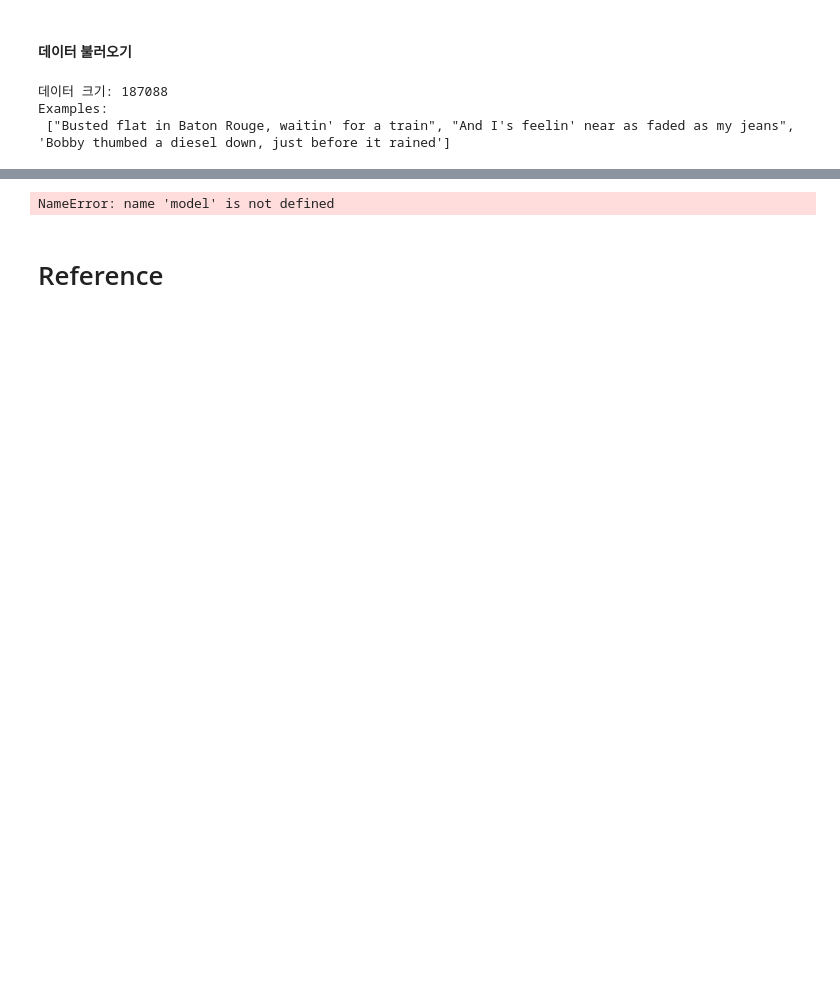
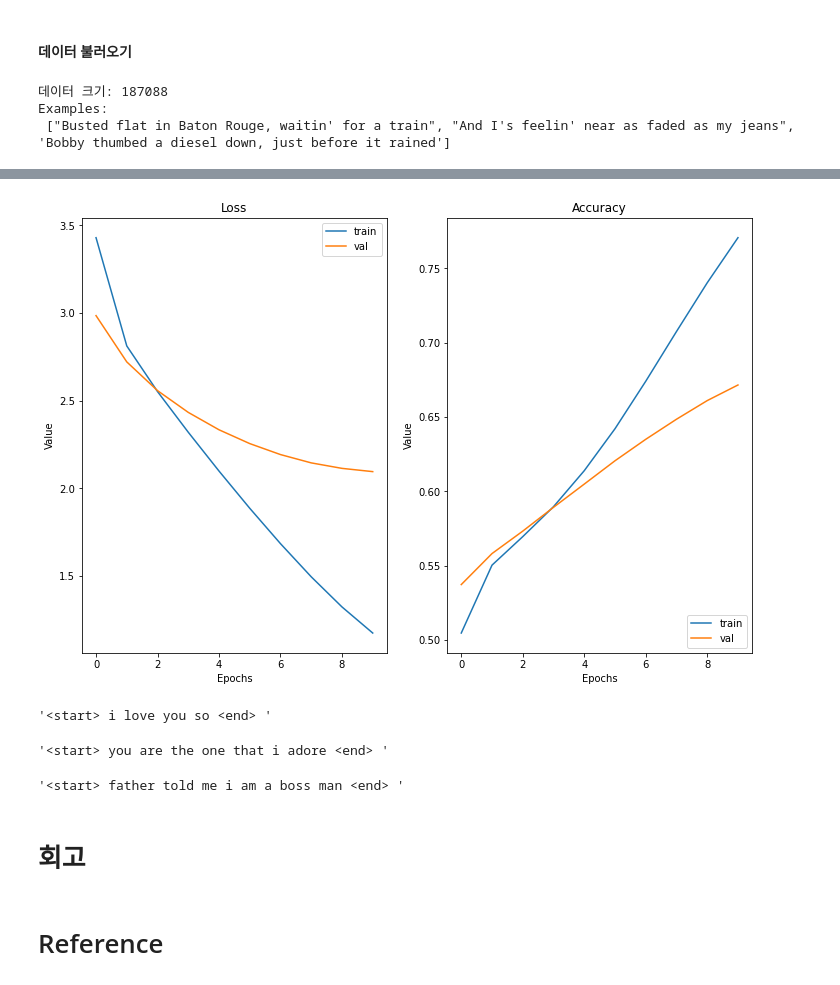
Before and after one commit to jungyongji/first-repository, a Jupyter notebook: [E-06] Creating Artificial Intelligence for Lyricists.ipynb, the cells around one changed output, grey strips where cells are left out. Cells and saved outputs as stored; diff of their text form; code cells hidden in the pictures; blank space fills up the shorter version.

```diff
--- a/[E-06] Creating Artificial Intelligence for Lyricists.ipynb
+++ b/[E-06] Creating Artificial Intelligence for Lyricists.ipynb
@@ -277,0 +215,5 @@ dataset = dataset.batch(BATCH_SIZE, drop_remainder=True)
+# %%
+val_dataset = tf.data.Dataset.from_tensor_slices((enc_val, dec_val))
+val_dataset = val_dataset.shuffle(BUFFER_SIZE)
+val_dataset = val_dataset.batch(BATCH_SIZE, drop_remainder=True)
+val_dataset
@@ -293,6 +237,6 @@ class TextGenerator(tf.keras.Model):
 
         return out
 
-embedding_size = 256
-hidden_size = 1024
+embedding_size = 1024
+hidden_size = 2048
 model = TextGenerator(tokenizer.num_words + 1, embedding_size , hidden_size)
@@ -333,17 +265,12 @@ Trainable params: 29,012,961
 Non-trainable params: 0
 _________________________________________________________________
 # %%
-# optimizer와 loss등은 차차 배웁니다
-# 혹시 미리 알고 싶다면 아래 문서를 참고하세요
-# https://www.tensorflow.org/api_docs/python/tf/keras/optimizers
-# https://www.tensorflow.org/api_docs/python/tf/keras/losses
-# 양이 상당히 많은 편이니 지금 보는 것은 추천하지 않습니다
 optimizer = tf.keras.optimizers.Adam()
 loss = tf.keras.losses.SparseCategoricalCrossentropy(
     from_logits=True,
     reduction='none'
 )
 
-model.compile(loss=loss, optimizer=optimizer)
-model.fit(dataset, epochs=5)
+model.compile(loss = loss, optimizer = optimizer, metrics = 'accuracy')
+history = model.fit(dataset, epochs = 10, validation_data=val_dataset)
 # %% [output]
@@ -355,3 +297,38 @@ InternalError:    Failed to call ThenRnnForward with model config: [rnn_mode, rn
+# %%
+def plot_curve(epochs, hist, list_of_metrics):
+
+    fig, ax = plt.subplots(1,2,figsize = (12, 8))
+
+    for i in range(len(ax)):
+        ax[i].set_xlabel('Epochs')
+        ax[i].set_ylabel('Value')
+
+        for n in range(len(list_of_metrics)):
+            if i == 0:
+                y = hist[list_of_metrics[n]]
+                if n == 0:
+                    ax[i].plot(epochs, y, label="train")
+                else:
+                    ax[i].plot(epochs, y, label="val")
+                ax[i].set_title('Loss')
+                ax[i].legend(loc='upper right')
+                if n == 1:
+                    break
+            else:
+                if n >= 2:
+                    y = hist[list_of_metrics[n]]
+                    if n == 2:
+                        ax[i].plot(epochs, y, label="train")
+                    else:
+                        ax[i].plot(epochs, y, label="val")
+                    ax[i].set_title('Accuracy')
+                    ax[i].legend(loc='lower right')
+
+    plt.show()
+
+plot_curve(history.epoch, history.history, ['loss', 'val_loss', 'accuracy', 'val_accuracy'])
+# %% [output]
+[figure, added]
 # %%
 def generate_text(model, tokenizer, init_sentence="<start>", max_len=20):
     # 테스트를 위해서 입력받은 init_sentence도 텐서로 변환합니다
@@ -382,9 +359,19 @@ def generate_text(model, tokenizer, init_sentence="<start>", max_len=20):
 
     return generated
 # %%
-generate_text(model, tokenizer, init_sentence="<start> he")
+generate_text(model, tokenizer, init_sentence="<start> i love", max_len = 20)
 # %% [output]
-NameError: name 'model' is not defined
+'<start> i love you so <end> '
+# %%
+generate_text(model, tokenizer, init_sentence="<start> you are", max_len = 20)
+# %% [output]
+'<start> you are the one that i adore <end> '
+# %%
+generate_text(model, tokenizer, init_sentence="<start> Father told", max_len = 20)
+# %% [output]
+'<start> father told me i am a boss man <end> '
+# %% [markdown]
+# 회고
 # %% [markdown]
 # Reference
 # %% [markdown]
```
Also changed, not shown: parts of 22 cells of this notebook.
